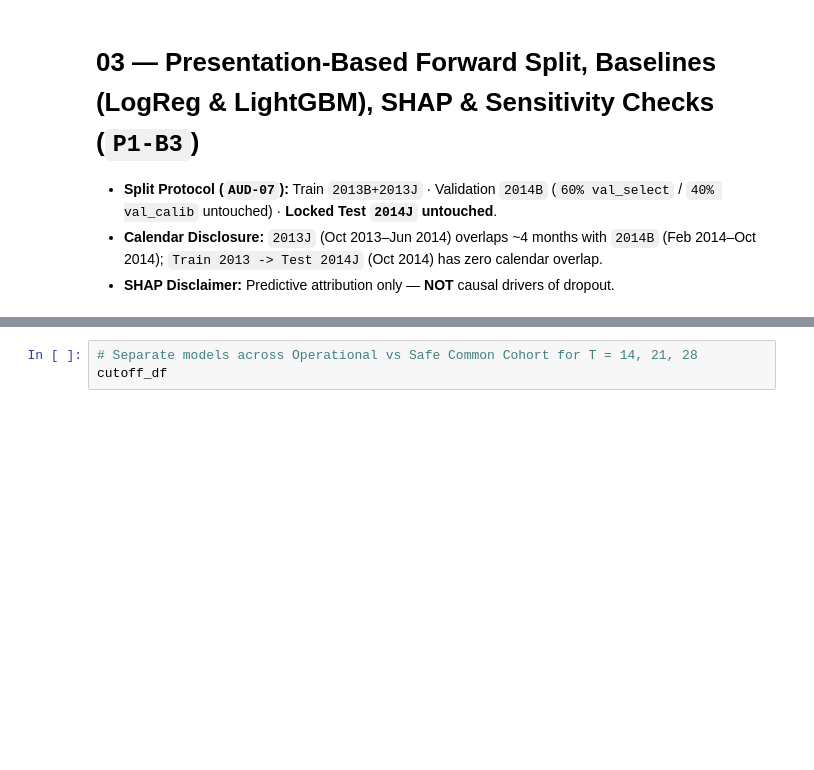
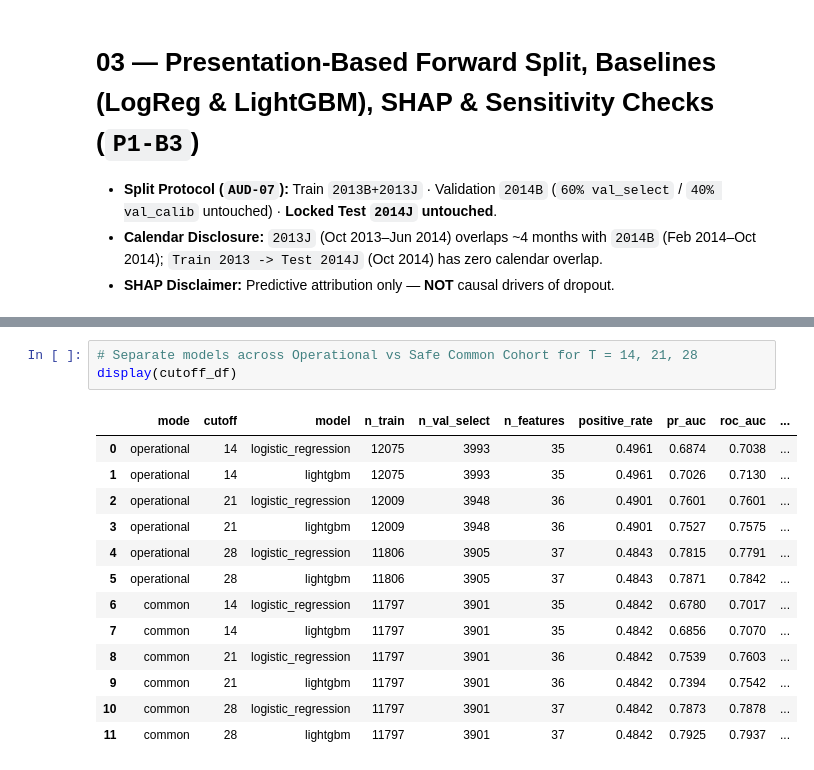
Before and after one commit to Fairy3425/oulad-early-warning, a Jupyter notebook: notebooks/03_modeling_and_shap.ipynb, the cells around one changed output, grey strips where cells are left out. Saved outputs shown, nothing was run; the diff lists cells and outputs as text; blank space fills up the shorter version.

```diff
--- a/notebooks/03_modeling_and_shap.ipynb
+++ b/notebooks/03_modeling_and_shap.ipynb
@@ -22,4 +45,18 @@ print(json.dumps(metrics_val["models_val_select_t28_operational"], indent=2))
 # %%
 # Separate models across Operational vs Safe Common Cohort for T = 14, 21, 28
-cutoff_df
+display(cutoff_df)
+# %% [output]
+|  | mode | cutoff | model | n_train | n_val_select | n_features | positive_rate | pr_auc | roc_auc | ... |
+| 0 | operational | 14 | logistic_regression | 12075 | 3993 | 35 | 0.4961 | 0.6874 | 0.7038 | ... |
+| 1 | operational | 14 | lightgbm | 12075 | 3993 | 35 | 0.4961 | 0.7026 | 0.7130 | ... |
+| 2 | operational | 21 | logistic_regression | 12009 | 3948 | 36 | 0.4901 | 0.7601 | 0.7601 | ... |
+| 3 | operational | 21 | lightgbm | 12009 | 3948 | 36 | 0.4901 | 0.7527 | 0.7575 | ... |
+| 4 | operational | 28 | logistic_regression | 11806 | 3905 | 37 | 0.4843 | 0.7815 | 0.7791 | ... |
+| 5 | operational | 28 | lightgbm | 11806 | 3905 | 37 | 0.4843 | 0.7871 | 0.7842 | ... |
+| 6 | common | 14 | logistic_regression | 11797 | 3901 | 35 | 0.4842 | 0.6780 | 0.7017 | ... |
+| 7 | common | 14 | lightgbm | 11797 | 3901 | 35 | 0.4842 | 0.6856 | 0.7070 | ... |
+| 8 | common | 21 | logistic_regression | 11797 | 3901 | 36 | 0.4842 | 0.7539 | 0.7603 | ... |
+| 9 | common | 21 | lightgbm | 11797 | 3901 | 36 | 0.4842 | 0.7394 | 0.7542 | ... |
+| 10 | common | 28 | logistic_regression | 11797 | 3901 | 37 | 0.4842 | 0.7873 | 0.7878 | ... |
+| 11 | common | 28 | lightgbm | 11797 | 3901 | 37 | 0.4842 | 0.7925 | 0.7937 | ... |
 # %%
```
Also changed, not shown: parts of 2 cells of this notebook, 6 other files.
